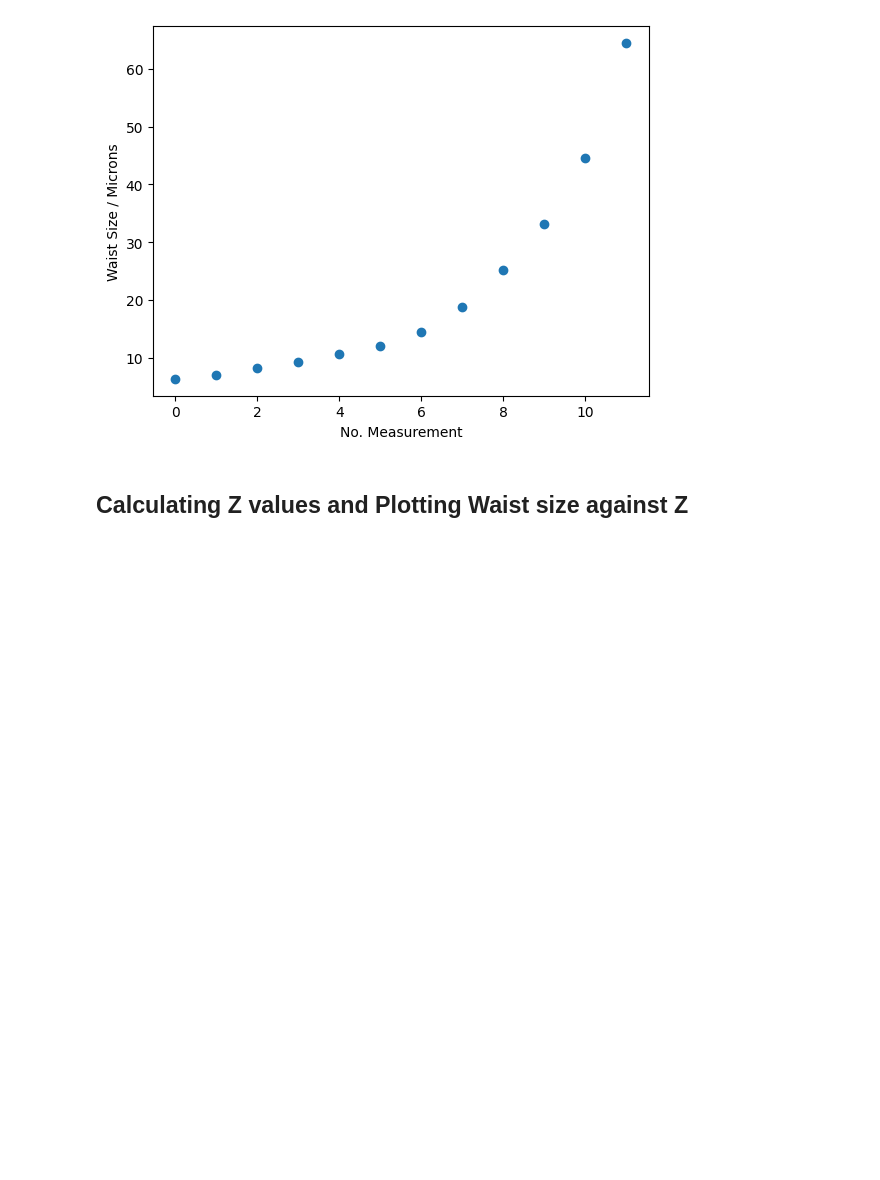
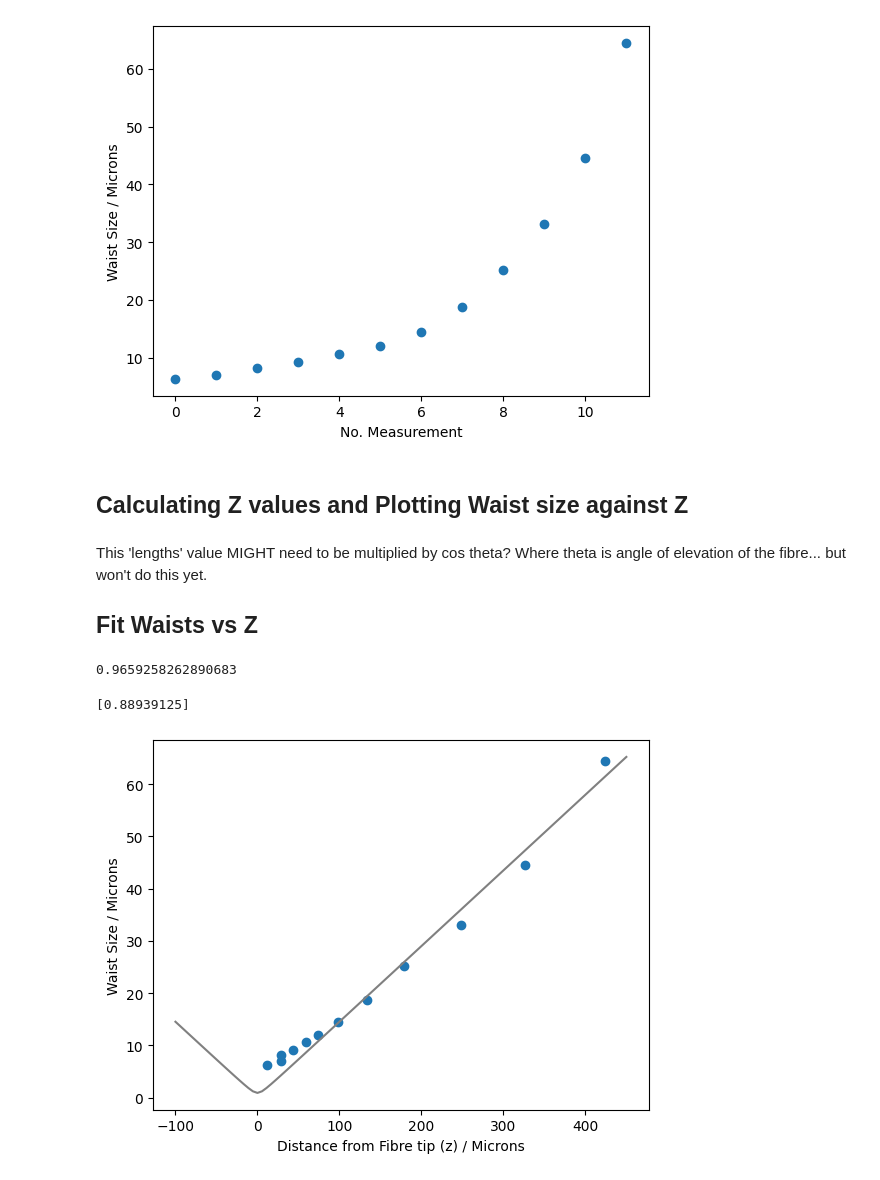
Before and after one commit to akay8/Level4Project, a Jupyter notebook: test_file.ipynb, the cells around one changed output. Saved outputs shown, nothing was run; the diff lists cells and outputs as text; code cells hidden in the pictures; blank space fills up the shorter version.

Commit message:
have min waist size w0

```diff
--- a/test_file.ipynb
+++ b/test_file.ipynb
@@ -185,3 +185,43 @@ Text(0, 0.5, 'Waist Size / Microns')
 [figure]
 # %% [markdown]
 ## Calculating Z values and Plotting Waist size against Z
+# %%
+# Define Global Path for where 'z' values are stored
+z_path = 'D:/1. L4 Project/Fibres/2023-11-28/Data-Photo2/zs/'
+
+# Import as dataframe
+df_lengths = pd.read_csv(z_path + 'z-values.csv')
+
+# Convert to array. Called 'lengths' as this isnt the z values yet
+lengths = np.array(df_lengths['Length'])
+# %% [markdown]
+This 'lengths' value MIGHT need to be multiplied by cos theta? Where theta is angle of elevation of the fibre... but won't do this yet.
+
+## Fit Waists vs Z
+# %%
+# Need wavelength of light to calc. Rayleigh Range (in microns)
+wavelength = 0.405
+# %%
+# Define w vs z theoretical relation
+
+def WvsZ(x, min_w):
+    # define rayleigh range
+    RR = (np.pi * min_w**2) / wavelength
+    return min_w * np.sqrt(1 + (x/RR)**2)
+# %%
+print(np.cos(np.pi / 12))
+# %% [output]
+0.9659258262890683
+# %%
+waist_fit, w0, w0_err = fit_labs(lengths, waists, 0, WvsZ, 0.01)
+# %%
+# Plot waists vs Z:
+plt.scatter(lengths,waists)
+plt.plot(np.linspace(-100,450,100), WvsZ(np.linspace(-100,450,100), w0), color = 'grey')
+plt.xlabel('Distance from Fibre tip (z) / Microns')
+plt.ylabel('Waist Size / Microns')
+
+print(w0)
+# %% [output]
+[0.88939125]
+[figure, added]
```
